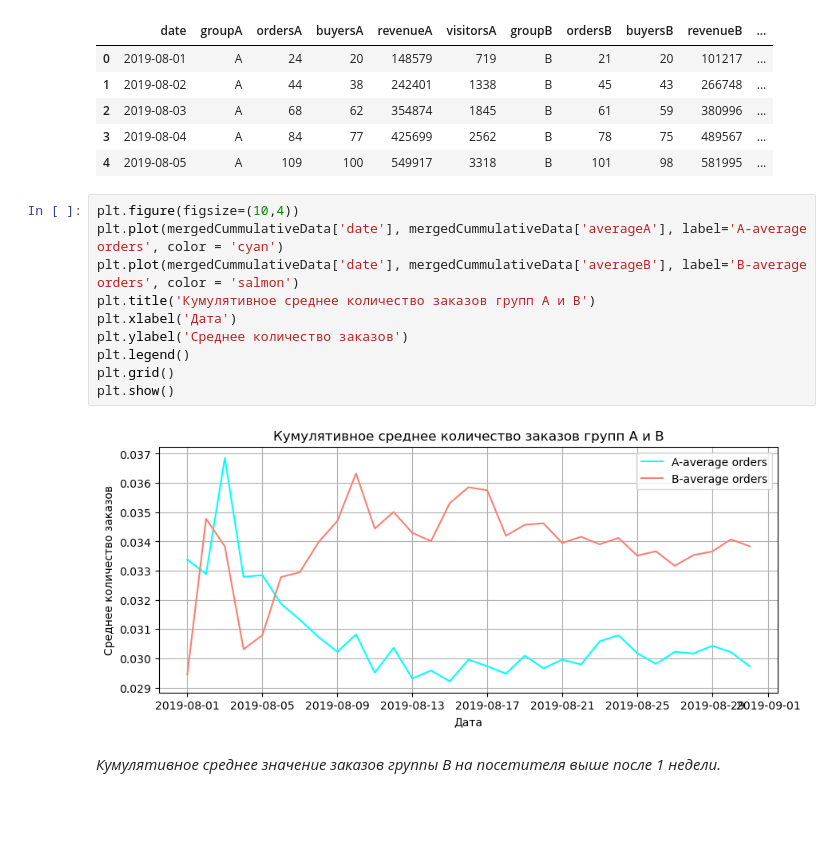
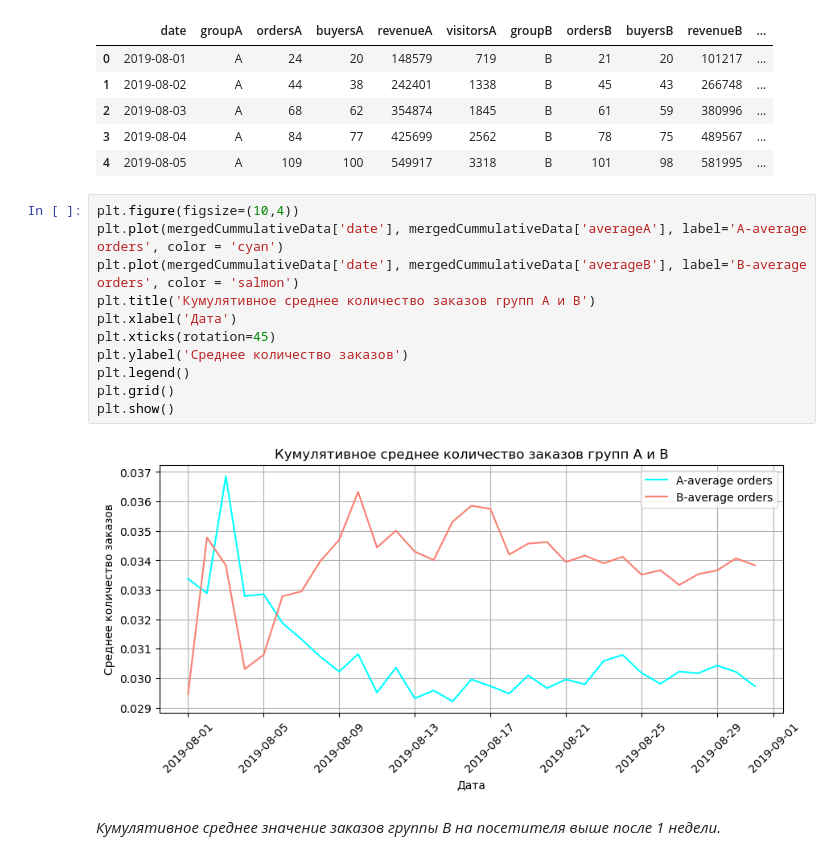
Before and after one commit to Wrynn31/-, a Jupyter notebook: hypothesis testing and ab testing/Приоритезация гипотез и ab тест.ipynb, the cells around one changed output. Drawn from its saved outputs; the diff is of its cells as text; blank space fills up the shorter version.

```diff
--- a/hypothesis testing and ab testing/Приоритезация гипотез и ab тест.ipynb
+++ b/hypothesis testing and ab testing/Приоритезация гипотез и ab тест.ipynb
@@ -339,15 +342,16 @@ mergedCummulativeData.head()
 # %%
 plt.figure(figsize=(10,4))
 plt.plot(mergedCummulativeData['date'], mergedCummulativeData['averageA'], label='A-average orders', color = 'cyan')
 plt.plot(mergedCummulativeData['date'], mergedCummulativeData['averageB'], label='B-average orders', color = 'salmon')
 plt.title('Кумулятивное среднее количество заказов групп A и B')
 plt.xlabel('Дата')
+plt.xticks(rotation=45)
 plt.ylabel('Среднее количество заказов')
 plt.legend()
 plt.grid()
 plt.show()
 # %% [output]
-[figure, old version]
+[figure, new version]
 # %% [markdown]
 <em> Кумулятивное среднее значение заказов группы B на посетителя выше после 1 недели.
 # %% [markdown]
```
Also changed, not shown: parts of 4 cells of this notebook.
